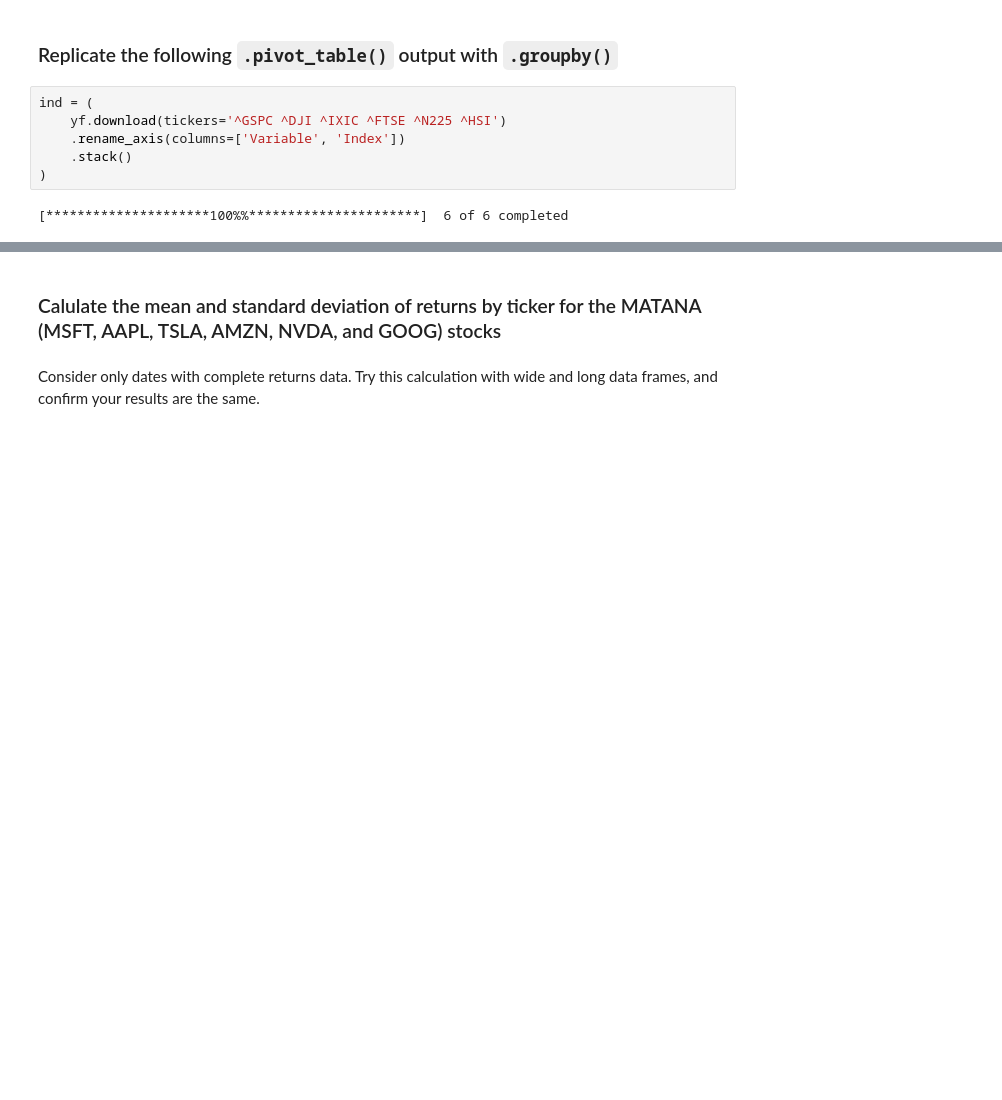
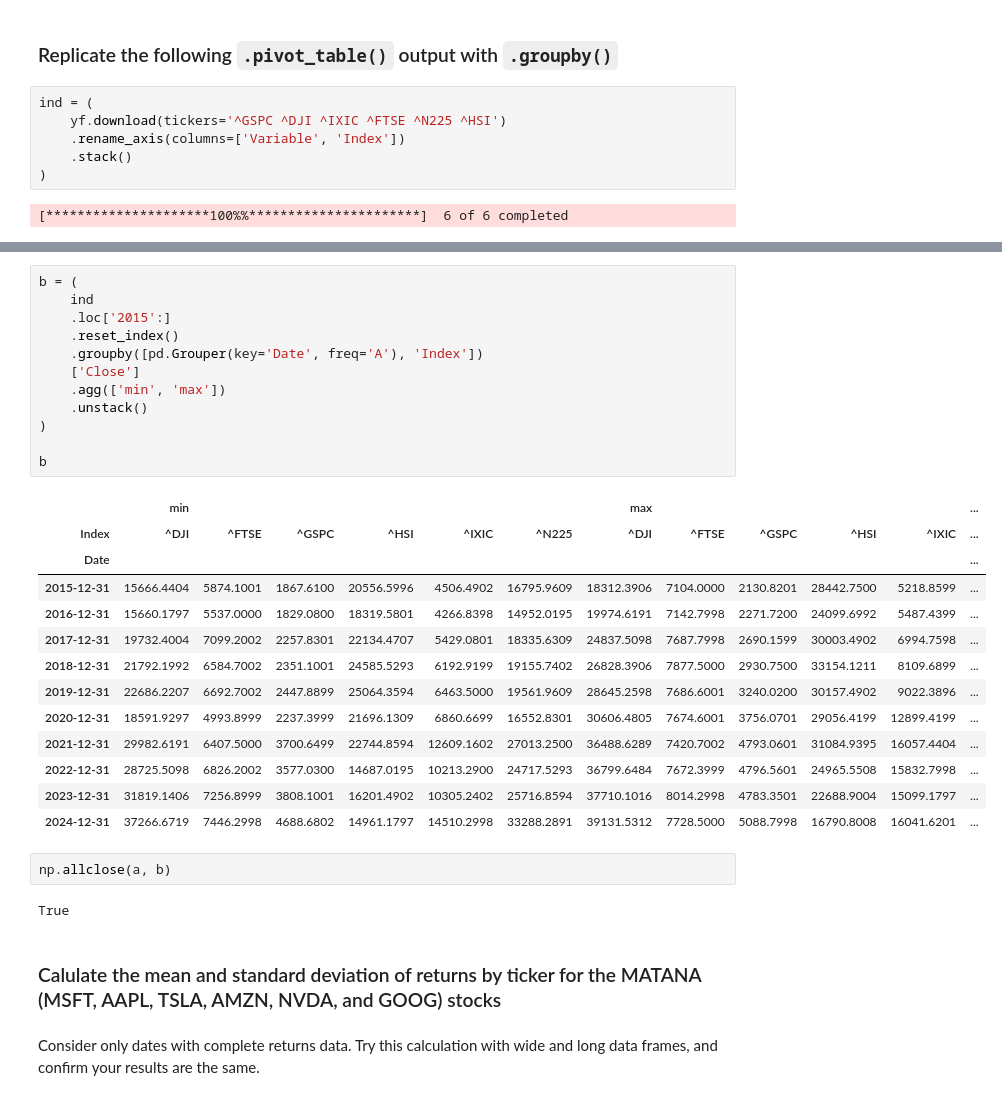
Before and after one commit to richard-herron/fina-6333-2024-spring, a Jupyter notebook: Notebooks/mckinney_10_practice_02.ipynb, the cells around one changed output, grey strips where cells are left out. Drawn from its saved outputs; the diff is of its cells as text; blank space fills up the shorter version.

```diff
--- a/Notebooks/mckinney_10_practice_02.ipynb
+++ b/Notebooks/mckinney_10_practice_02.ipynb
@@ -65,3 +75,33 @@ ind = (
+# %%
+b = (
+    ind
+    .loc['2015':]
+    .reset_index()
+    .groupby([pd.Grouper(key='Date', freq='A'), 'Index'])
+    ['Close']
+    .agg(['min', 'max'])
+    .unstack()
+)
+
+b
+# %% [output]
+|  | min |  |  |  |  |  | max |  |  |  |  | ... |
+| Index | ^DJI | ^FTSE | ^GSPC | ^HSI | ^IXIC | ^N225 | ^DJI | ^FTSE | ^GSPC | ^HSI | ^IXIC | ... |
+| Date |  |  |  |  |  |  |  |  |  |  |  | ... |
+| 2015-12-31 | 15666.4404 | 5874.1001 | 1867.6100 | 20556.5996 | 4506.4902 | 16795.9609 | 18312.3906 | 7104.0000 | 2130.8201 | 28442.7500 | 5218.8599 | ... |
+| 2016-12-31 | 15660.1797 | 5537.0000 | 1829.0800 | 18319.5801 | 4266.8398 | 14952.0195 | 19974.6191 | 7142.7998 | 2271.7200 | 24099.6992 | 5487.4399 | ... |
+| 2017-12-31 | 19732.4004 | 7099.2002 | 2257.8301 | 22134.4707 | 5429.0801 | 18335.6309 | 24837.5098 | 7687.7998 | 2690.1599 | 30003.4902 | 6994.7598 | ... |
+| 2018-12-31 | 21792.1992 | 6584.7002 | 2351.1001 | 24585.5293 | 6192.9199 | 19155.7402 | 26828.3906 | 7877.5000 | 2930.7500 | 33154.1211 | 8109.6899 | ... |
+| 2019-12-31 | 22686.2207 | 6692.7002 | 2447.8899 | 25064.3594 | 6463.5000 | 19561.9609 | 28645.2598 | 7686.6001 | 3240.0200 | 30157.4902 | 9022.3896 | ... |
+| 2020-12-31 | 18591.9297 | 4993.8999 | 2237.3999 | 21696.1309 | 6860.6699 | 16552.8301 | 30606.4805 | 7674.6001 | 3756.0701 | 29056.4199 | 12899.4199 | ... |
+| 2021-12-31 | 29982.6191 | 6407.5000 | 3700.6499 | 22744.8594 | 12609.1602 | 27013.2500 | 36488.6289 | 7420.7002 | 4793.0601 | 31084.9395 | 16057.4404 | ... |
+| 2022-12-31 | 28725.5098 | 6826.2002 | 3577.0300 | 14687.0195 | 10213.2900 | 24717.5293 | 36799.6484 | 7672.3999 | 4796.5601 | 24965.5508 | 15832.7998 | ... |
+| 2023-12-31 | 31819.1406 | 7256.8999 | 3808.1001 | 16201.4902 | 10305.2402 | 25716.8594 | 37710.1016 | 8014.2998 | 4783.3501 | 22688.9004 | 15099.1797 | ... |
+| 2024-12-31 | 37266.6719 | 7446.2998 | 4688.6802 | 14961.1797 | 14510.2998 | 33288.2891 | 39131.5312 | 7728.5000 | 5088.7998 | 16790.8008 | 16041.6201 | ... |
+# %%
+np.allclose(a, b)
+# %% [output]
+True
 # %% [markdown]
 ### Calulate the mean and standard deviation of returns by ticker for the MATANA (MSFT, AAPL, TSLA, AMZN, NVDA, and GOOG) stocks
 # %% [markdown]
```
Also changed, not shown: parts of 25 cells of this notebook, 5 other files.
